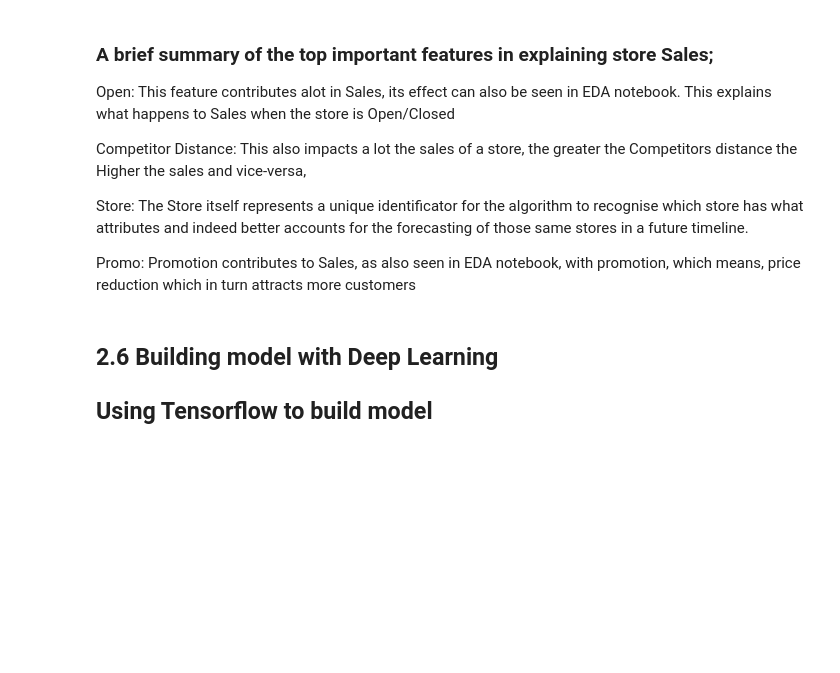
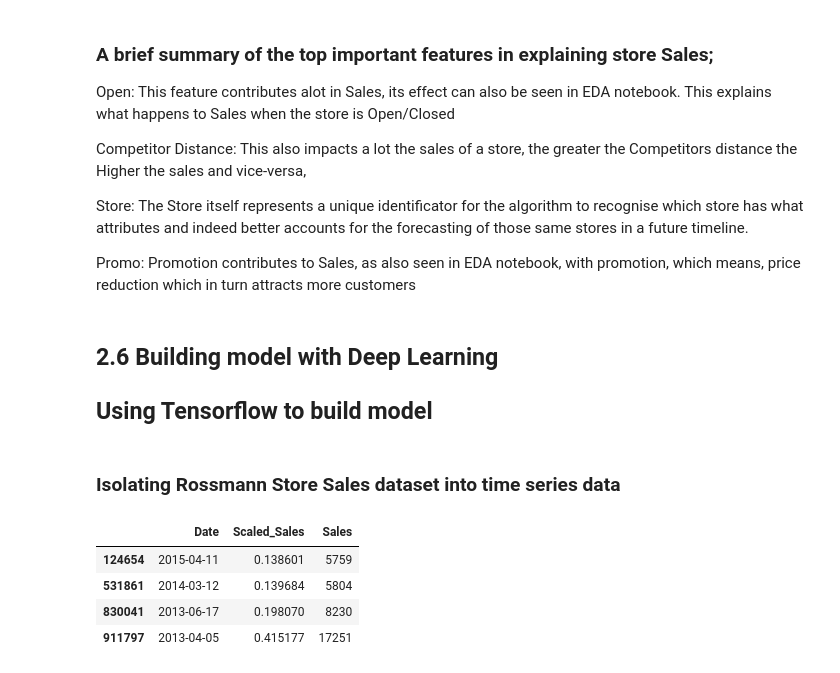
Before and after one commit to Caphace-Ethan/Pharmaceutical-Sales-Prediction, a Jupyter notebook: notebooks/Prediction_of_store_sales.ipynb, the cells around one changed output. Saved outputs shown, nothing was run; the diff lists cells and outputs as text; code cells hidden in the pictures; blank space fills up the shorter version.

```diff
--- a/notebooks/Prediction_of_store_sales.ipynb
+++ b/notebooks/Prediction_of_store_sales.ipynb
@@ -854,0 +862,15 @@ model_pickle = pickle.load(open('../models/01-08-2021-02-51-29-864.pkl','rb'))
+# %% [markdown]
+### Isolating Rossmann Store Sales dataset into time series data
+# %%
+# temp_train_store_data.sample(4)
+rossmann_store_sales = pd.DataFrame()
+rossmann_store_sales['Date'] = temp_train_store_data['Date']
+rossmann_store_sales['Scaled_Sales'] = temp_train_store_data['Sales']
+rossmann_store_sales['Sales'] = train_data['Sales']
+rossmann_store_sales.sample(4)
+# %% [output]
+|  | Date | Scaled_Sales | Sales |
+| 124654 | 2015-04-11 | 0.138601 | 5759 |
+| 531861 | 2014-03-12 | 0.139684 | 5804 |
+| 830041 | 2013-06-17 | 0.198070 | 8230 |
+| 911797 | 2013-04-05 | 0.415177 | 17251 |
```
Also changed, not shown: parts of 4 cells of this notebook.
